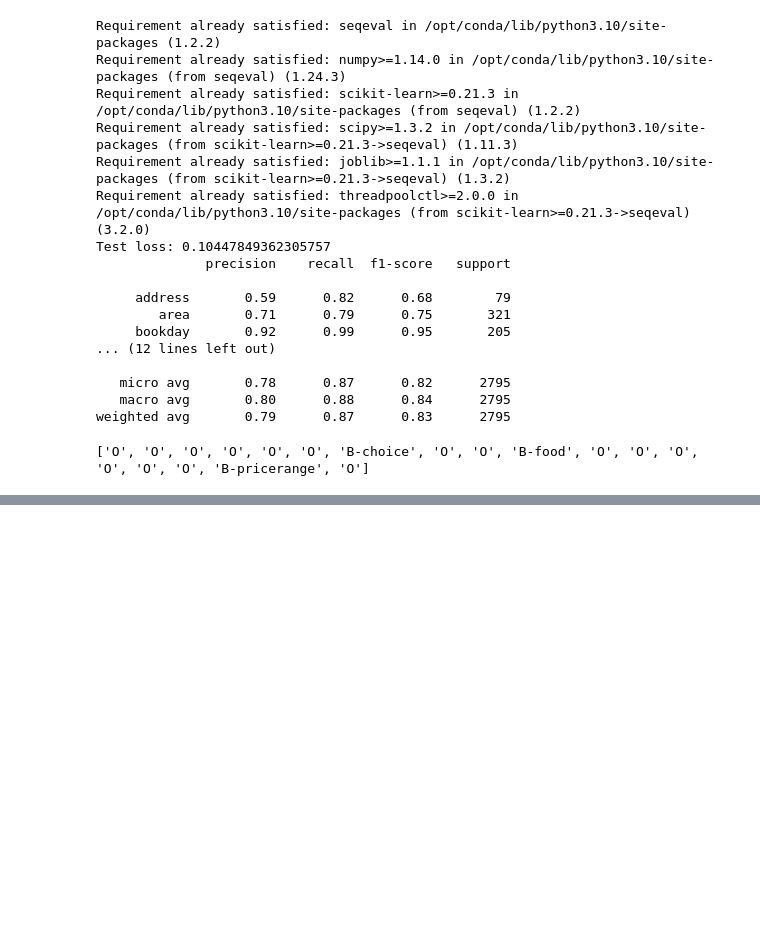
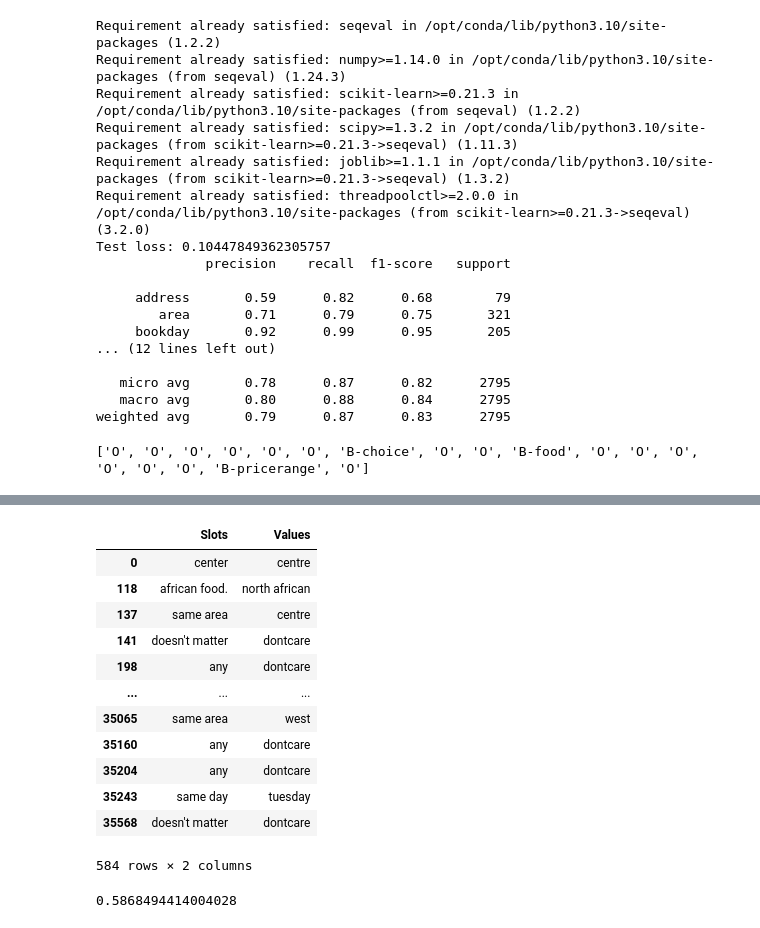
Before and after one commit to RobCTs/NLI_conversational_agent, a Jupyter notebook: slot-filling.ipynb, the cells around one changed output, grey strips where cells are left out. Saved outputs shown, nothing was run; the diff lists cells and outputs as text; code cells hidden in the pictures; blank space fills up the shorter version.

```diff
--- a/slot-filling.ipynb
+++ b/slot-filling.ipynb
@@ -415,0 +494,69 @@ print(predicted_labels)
+# %%
+def map_indiferece(text):
+
+    indiferences = ["don't care", "any", "don't mind", "no preference", "whatever", "doesn't matter"]
+
+    for indiference in indiferences:
+        if indiference == text:
+            return "dontcare"
+        else:
+            return text
+
+
+
+def text_to_num(text):
+    """
+    Converts text numbers up to 20 into their integer representations as strings.
+    If the provided text is not a number or out of range, it returns None.
+    """
+    text_to_num_dict = {
+        'zero': '0', 'one': '1', 'two': '2', 'three': '3', 'four': '4',
+        'five': '5', 'six': '6', 'seven': '7', 'eight': '8', 'nine': '9',
+        'ten': '10', 'eleven': '11', 'twelve': '12', 'thirteen': '13',
+        'fourteen': '14', 'fifteen': '15', 'sixteen': '16', 'seventeen': '17',
+        'eighteen': '18', 'nineteen': '19', 'twenty': '20'
+    }
+    # convert to lower case to make the function case-insensitive
+    text = text.lower()
+    return text_to_num_dict.get(text, False)
+
+
+# Define the post process function
+def post_process_slot_value(slot_value):
+    slot_value = slot_value.lower()
+    # Check if the slot value is a number
+    number = text_to_num(slot_value)
+    if number:
+        return number
+
+    slot_value = map_indiferece(slot_value)
+
+    return slot_value
+
+# Assuming train_df is your DataFrame
+# Apply the post_process_slot_value function to each value in the 'Slots' column
+train_df['Slots'] = train_df['Slots'].apply(post_process_slot_value)
+
+# Now you can filter out the mismatched rows
+mismatched_rows = train_df[train_df['Slots'] != train_df['Values'].apply(post_process_slot_value)]
+
+# Assuming you want to display these mismatched rows
+display(mismatched_rows)
+# %% [output]
+|  | Slots | Values |
+| 0 | center | centre |
+| 118 | african food. | north african |
+| 137 | same area | centre |
+| 141 | doesn't matter | dontcare |
+| 198 | any | dontcare |
+| ... | ... | ... |
+| 35065 | same area | west |
+| 35160 | any | dontcare |
+| 35204 | any | dontcare |
+| 35243 | same day | tuesday |
+| 35568 | doesn't matter | dontcare |
+584 rows × 2 columns
+# %%
+map_indiferece("any")
+# %% [output]
+0.5868494414004028
```
Also changed, not shown: parts of 4 cells of this notebook.
